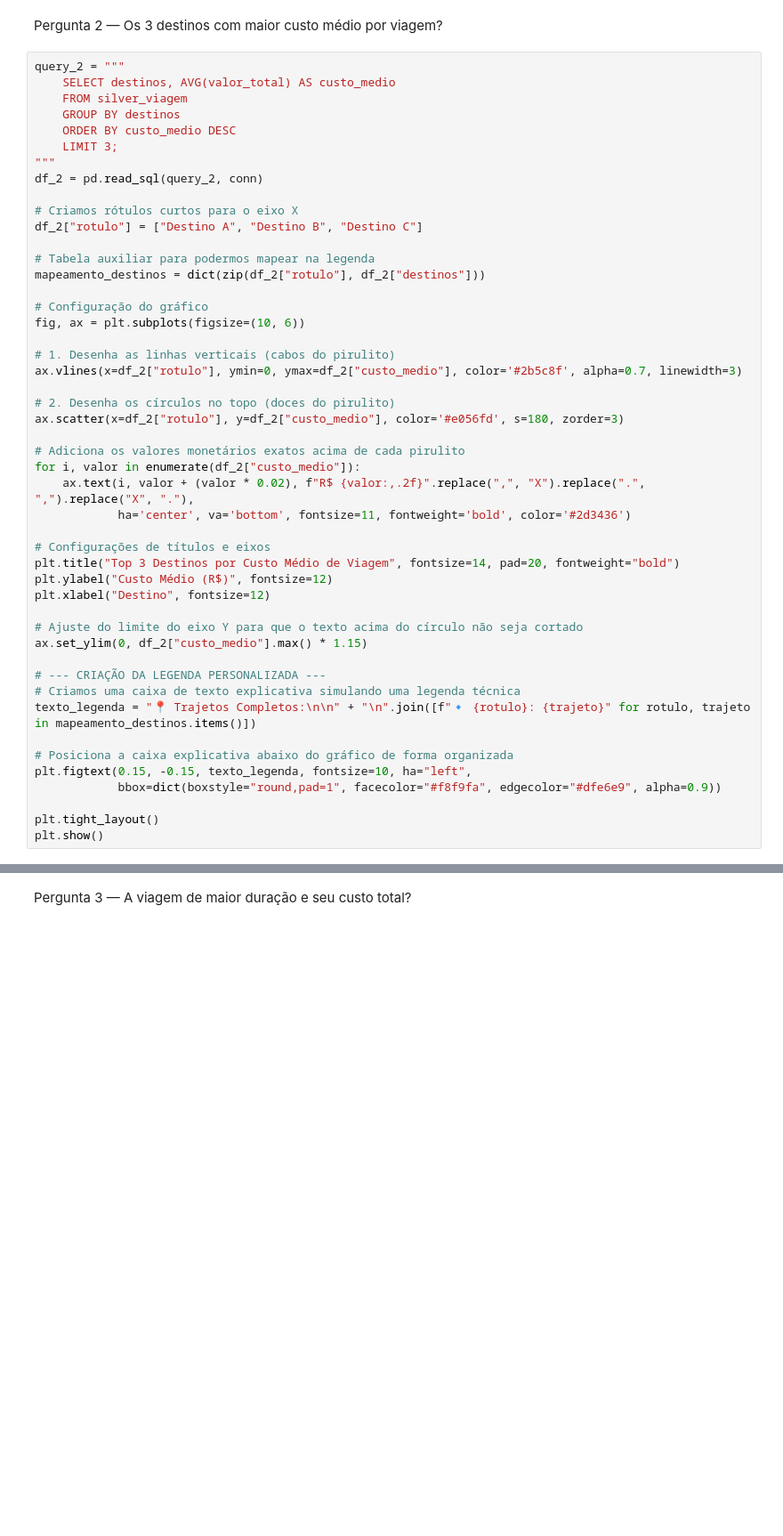
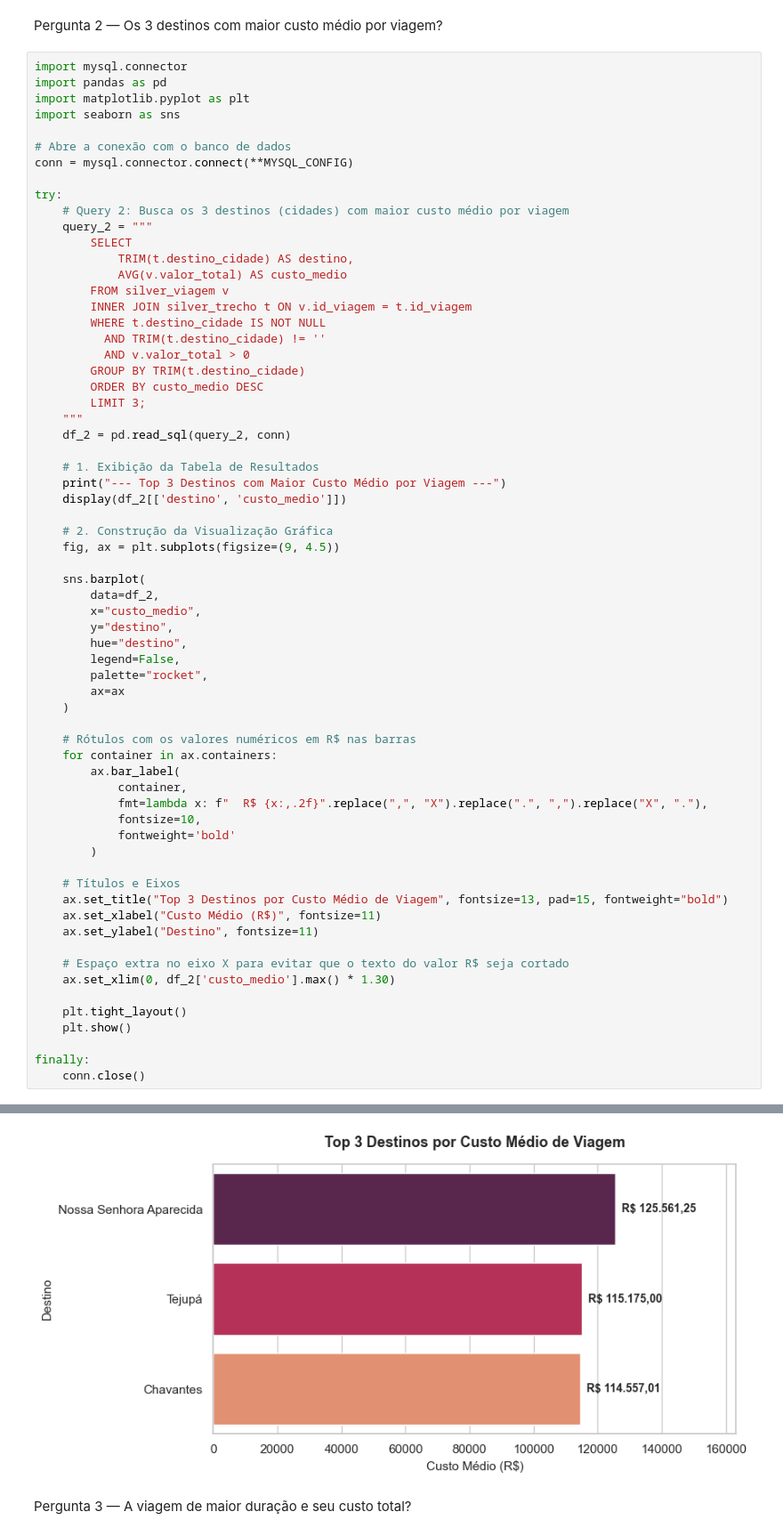
Before and after one commit to siqdaniel/TransparenciaPipeline, a Jupyter notebook: 3_analise.ipynb, the cells around one changed output, grey strips where cells are left out. Shown at 89% size. Saved outputs shown, nothing was run; the diff lists cells and outputs as text; blank space fills up the shorter version.

Commit message:
Corrige visualizacao da Pergunta 2/ Remove FutureWarning

```diff
--- a/3_analise.ipynb
+++ b/3_analise.ipynb
@@ -56,50 +65,68 @@ plt.show()
 # %% [markdown]
 Pergunta 2 — Os 3 destinos com maior custo médio por viagem?
 # %%
-query_2 = """
-    SELECT destinos, AVG(valor_total) AS custo_medio
-    FROM silver_viagem
-    GROUP BY destinos
-    ORDER BY custo_medio DESC
-    LIMIT 3;
-"""
-df_2 = pd.read_sql(query_2, conn)
+import mysql.connector
+import pandas as pd
+import matplotlib.pyplot as plt
+import seaborn as sns
 
-# Criamos rótulos curtos para o eixo X
-df_2["rotulo"] = ["Destino A", "Destino B", "Destino C"]
+# Abre a conexão com o banco de dados
+conn = mysql.connector.connect(**MYSQL_CONFIG)
 
-# Tabela auxiliar para podermos mapear na legenda
-mapeamento_destinos = dict(zip(df_2["rotulo"], df_2["destinos"]))
+try:
+    # Query 2: Busca os 3 destinos (cidades) com maior custo médio por viagem
+    query_2 = """
+        SELECT
+            TRIM(t.destino_cidade) AS destino,
+            AVG(v.valor_total) AS custo_medio
+        FROM silver_viagem v
+        INNER JOIN silver_trecho t ON v.id_viagem = t.id_viagem
+        WHERE t.destino_cidade IS NOT NULL
+          AND TRIM(t.destino_cidade) != ''
+          AND v.valor_total > 0
+        GROUP BY TRIM(t.destino_cidade)
+        ORDER BY custo_medio DESC
+        LIMIT 3;
+    """
+    df_2 = pd.read_sql(query_2, conn)
 
-# Configuração do gráfico
-fig, ax = plt.subplots(figsize=(10, 6))
+    # 1. Exibição da Tabela de Resultados
+    print("--- Top 3 Destinos com Maior Custo Médio por Viagem ---")
+    display(df_2[['destino', 'custo_medio']])
 
-# 1. Desenha as linhas verticais (cabos do pirulito)
-ax.vlines(x=df_2["rotulo"], ymin=0, ymax=df_2["custo_medio"], color='#2b5c8f', alpha=0.7, linewidth=3)
+    # 2. Construção da Visualização Gráfica
+    fig, ax = plt.subplots(figsize=(9, 4.5))
 
-# 2. Desenha os círculos no topo (doces do pirulito)
-ax.scatter(x=df_2["rotulo"], y=df_2["custo_medio"], color='#e056fd', s=180, zorder=3)
+    sns.barplot(
+        data=df_2,
+        x="custo_medio",
+        y="destino",
+        hue="destino",
+        legend=False,
+        palette="rocket",
+        ax=ax
+    )
 
-# Adiciona os valores monetários exatos acima de cada pirulito
-for i, valor in enumerate(df_2["custo_medio"]):
-    ax.text(i, valor + (valor * 0.02), f"R$ {valor:,.2f}".replace(",", "X").replace(".", ",").replace("X", "."),
-            ha='center', va='bottom', fontsize=11, fontweight='bold', color='#2d3436')
+    # Rótulos com os valores numéricos em R$ nas barras
+    for container in ax.containers:
+        ax.bar_label(
+            container,
+            fmt=lambda x: f"  R$ {x:,.2f}".replace(",", "X").replace(".", ",").replace("X", "."),
+            fontsize=10,
+            fontweight='bold'
+        )
 
-# Configurações de títulos e eixos
-plt.title("Top 3 Destinos por Custo Médio de Viagem", fontsize=14, pad=20, fontweight="bold")
-plt.ylabel("Custo Médio (R$)", fontsize=12)
-plt.xlabel("Destino", fontsize=12)
+    # Títulos e Eixos
+    ax.set_title("Top 3 Destinos por Custo Médio de Viagem", fontsize=13, pad=15, fontweight="bold")
+    ax.set_xlabel("Custo Médio (R$)", fontsize=11)
+    ax.set_ylabel("Destino", fontsize=11)
 
-# Ajuste do limite do eixo Y para que o texto acima do círculo não seja cortado
-ax.set_ylim(0, df_2["custo_medio"].max() * 1.15)
+    # Espaço extra no eixo X para evitar que o texto do valor R$ seja cortado
+    ax.set_xlim(0, df_2['custo_medio'].max() * 1.30)
 
-# --- CRIAÇÃO DA LEGENDA PERSONALIZADA ---
-# Criamos uma caixa de texto explicativa simulando uma legenda técnica
-texto_legenda = "📍 Trajetos Completos:\n\n" + "\n".join([f"🔹 {rotulo}: {trajeto}" for rotulo, trajeto in mapeamento_destinos.items()])
+    plt.tight_layout()
+    plt.show()
 
-# Posiciona a caixa explicativa abaixo do gráfico de forma organizada
-plt.figtext(0.15, -0.15, texto_legenda, fontsize=10, ha="left",
-            bbox=dict(boxstyle="round,pad=1", facecolor="#f8f9fa", edgecolor="#dfe6e9", alpha=0.9))
-
-plt.tight_layout()
-plt.show()
+finally:
+    conn.close()
+# %% [output]
@@ -106,3 +138,4 @@ plt.show()
+[figure, added]
 # %% [markdown]
 Pergunta 3 — A viagem de maior duração e seu custo total?
 # %%
```
Also changed, not shown: parts of 8 cells of this notebook.
